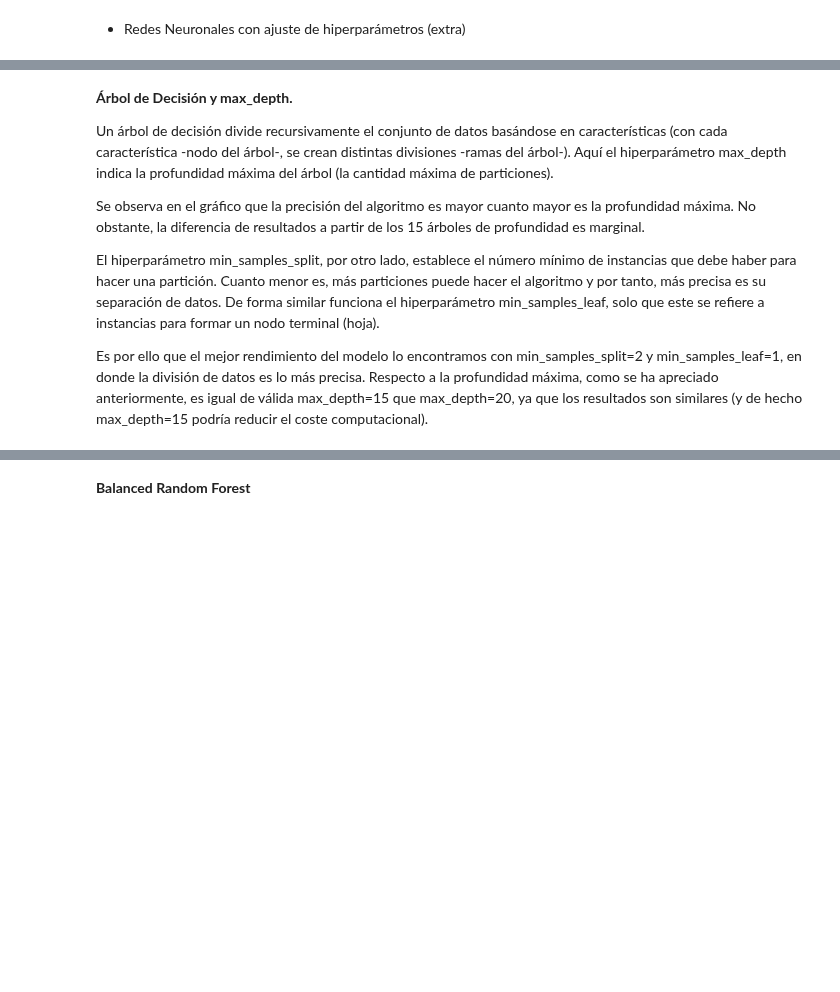
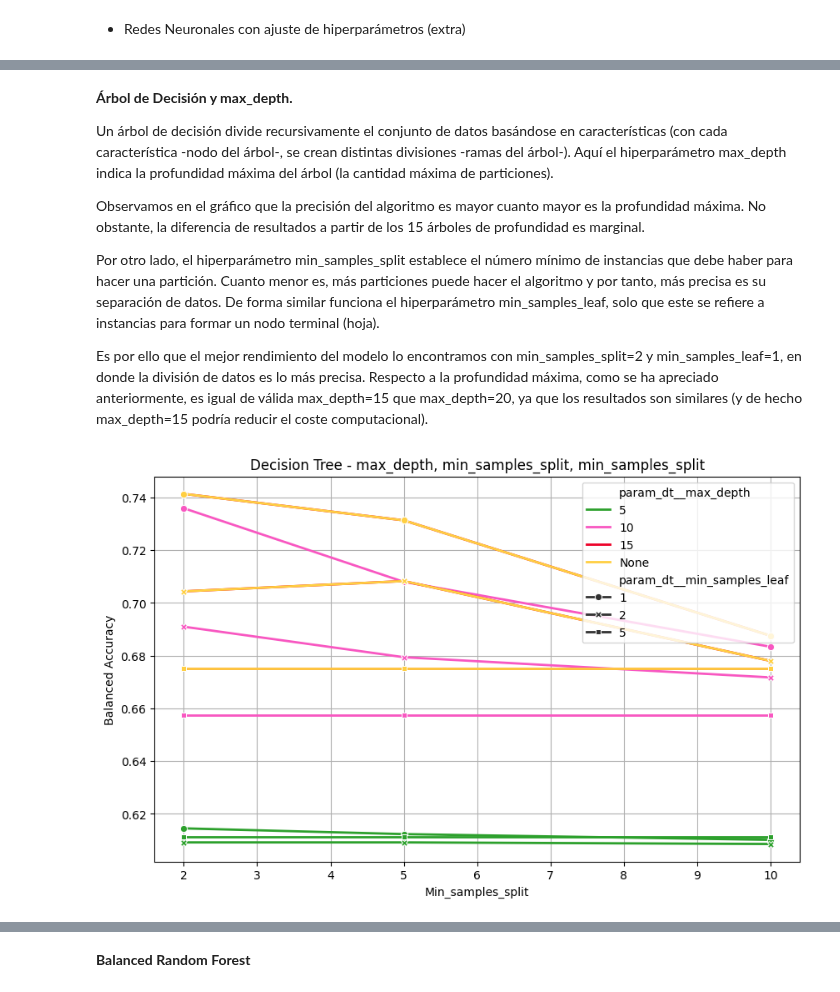
Before and after one commit to kevinMGII/Grupo7-Practica1, a Jupyter notebook: Grupo7_Practica1.ipynb, the cells around one changed output, grey strips where cells are left out. Saved outputs shown, nothing was run; the diff lists cells and outputs as text; code cells hidden in the pictures; blank space fills up the shorter version.

Commit message:
[Revisión] - Métodos Básicos: KNN y Trees + BRF + RN

```diff
--- a/Grupo7_Practica1.ipynb
+++ b/Grupo7_Practica1.ipynb
@@ -715,50 +726,44 @@ plt.show()
 
 Un árbol de decisión divide recursivamente el conjunto de datos basándose en características (con cada característica -nodo del árbol-, se crean distintas divisiones -ramas del árbol-). Aquí el hiperparámetro max_depth indica la profundidad máxima del árbol (la cantidad máxima de particiones).
 
-Se observa en el gráfico que la precisión del algoritmo es mayor cuanto mayor es la profundidad máxima. No obstante, la diferencia de resultados a partir de los 15 árboles de profundidad es marginal.
+Observamos en el gráfico que la precisión del algoritmo es mayor cuanto mayor es la profundidad máxima. No obstante, la diferencia de resultados a partir de los 15 árboles de profundidad es marginal.
 
-El hiperparámetro min_samples_split, por otro lado, establece el número mínimo de instancias que debe haber para hacer una partición. Cuanto menor es, más particiones puede hacer el algoritmo y por tanto, más precisa es su separación de datos. De forma similar funciona el hiperparámetro min_samples_leaf, solo que este se refiere a instancias para formar un nodo terminal (hoja).
+Por otro lado, el hiperparámetro min_samples_split establece el número mínimo de instancias que debe haber para hacer una partición. Cuanto menor es, más particiones puede hacer el algoritmo y por tanto, más precisa es su separación de datos. De forma similar funciona el hiperparámetro min_samples_leaf, solo que este se refiere a instancias para formar un nodo terminal (hoja).
 
 Es por ello que el mejor rendimiento del modelo lo encontramos con min_samples_split=2 y min_samples_leaf=1, en donde la división de datos es lo más precisa. Respecto a la profundidad máxima, como se ha apreciado anteriormente, es igual de válida max_depth=15 que max_depth=20, ya que los resultados son similares (y de hecho max_depth=15 podría reducir el coste computacional).
 # %%
-import matplotlib.pyplot as plt
-import seaborn as sns
-import pandas as pd
+dataframe_resultados = pd.DataFrame(grid_search_dt.cv_results_)                                        # Convertimos los resultados de GridSearchCV en un DataFrame
+dataframe_resultados['param_dt__max_depth'] = dataframe_resultados['param_dt__max_depth'].astype(str)  # max_depth a string para evitar errores de None
 
-# Convertir los resultados de GridSearchCV en un DataFrame
-results_dt_df = pd.DataFrame(grid_search_dt.cv_results_)
-
-# Convertir None a cadena para evitar errores en la gráfica
-results_dt_df['param_dt__max_depth'] = results_dt_df['param_dt__max_depth'].astype(str)
-
-# Definir una paleta de colores personalizada
-custom_palette_dt = {
-    "5": "#2ca02c",   # Verde
-    "10":  "#F857C1",   # Rosa
-    "15": "#ed0027", # Rojo
-    "None": "#ffcf42"  # Amarillo
+paleta = {                                                                      # Utilizamos colores personalizados
+    "5": "#2ca02c",                                                             # Verde
+    "10":  "#F857C1",                                                           # Rosa
+    "15": "#ed0027",                                                            # Rojo
+    "None": "#ffcf42"                                                           # Amarillo
 }
 
-# Crear un gráfico combinado
-plt.figure(figsize=(10, 6))
-sns.lineplot(
-    data=results_dt_df,
-    x="param_dt__min_samples_split",
-    y="mean_test_score",
-    hue="param_dt__max_depth",  # Diferencia por max_depth
-    style="param_dt__min_samples_leaf",  # Diferencia por min_samples_leaf
-    markers=True,
-    dashes=False,
-    linewidth=2,
-    palette=custom_palette_dt
+plt.figure(figsize=(10, 6))                                                     # Configuramos el tamaño del gráfico
+sns.lineplot(                                                                   # Gráfico de líneas
+    data=dataframe_resultados,                                                  # Usamos el DataFrame con los resultados del GridSearchCV
+    x="param_dt__min_samples_split",                                            # Eje X: valores de min_samples_split
+    y="mean_test_score",                                                        # Eje Y: puntuación media del test (Balanced Accuracy)
+    hue="param_dt__max_depth",                                                  # Diferenciamos por max_depth
+    style="param_dt__min_samples_leaf",                                         # Estilo de las líneas según el valor de min_samples_leaf
+    markers=True,                                                               # Sin marcas
+    dashes=False,                                                               # Sin lineas
+    linewidth=2,                                                                # Ponemos el grosor de la línea a 2
+    palette=paleta                                                              # Usamos los colores personalizados
 )
 
-# Personalización del gráfico
-plt.xlabel("Min_samples_split")
-plt.ylabel("Balanced Accuracy")
-plt.title("Decision Tree - max_depth, min_samples_split, min_samples_split")
-plt.grid(True)
-plt.show()
+plt.xlabel("Min_samples_split")                                                 # Etiqueta del eje X
+plt.ylabel("Balanced Accuracy")                                                 # Etiqueta del eje Y
+plt.title("Decision Tree - max_depth, min_samples_split, min_samples_split")    # Título del gráfico
+plt.grid(True)                                                                  # Cuadrícula
+plt.show()                                                                      # Mostramos el gráfico por pantalla
+
+# Imp: la linea roja (15) solapa con la amarilla (None)
+# %% [output]
+[figure, added]
 # %% [markdown]
 **Random Forest y n_estimators**
 
```
Also changed, not shown: parts of 34 cells of this notebook.
